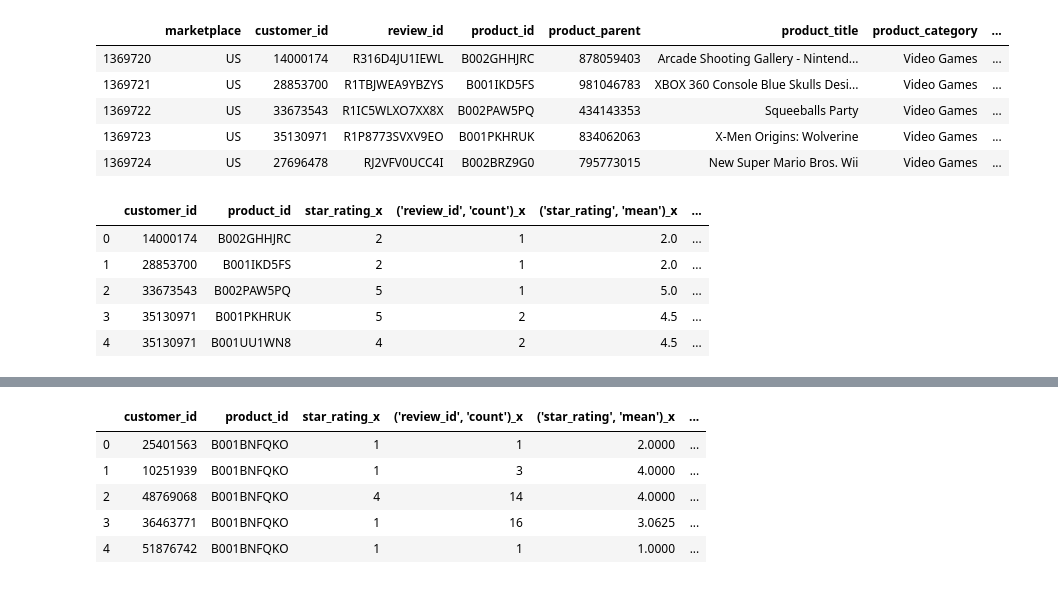
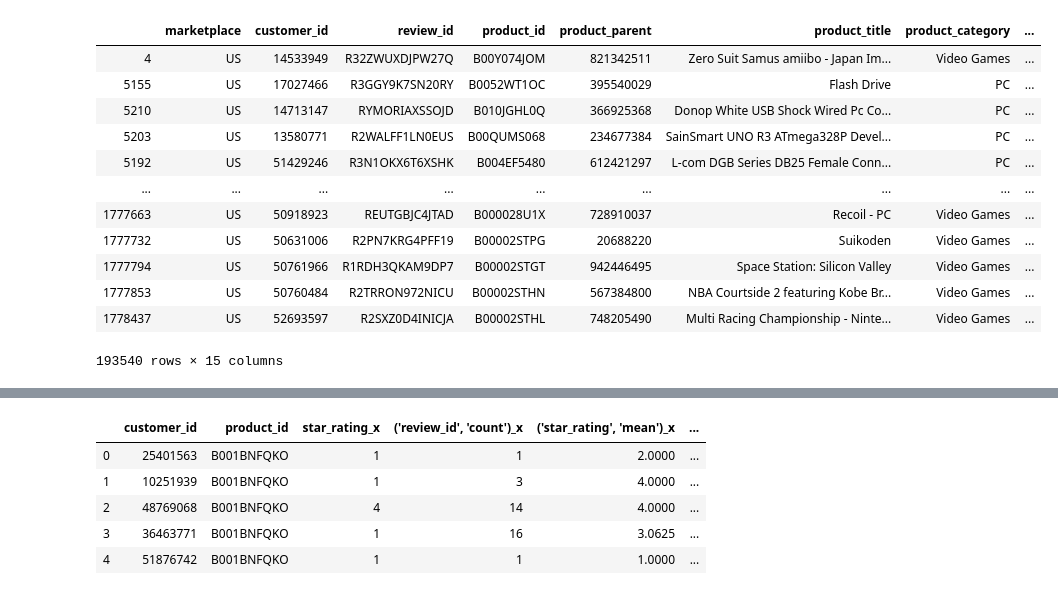
Before and after one commit to atschida/review-prediction, a Jupyter notebook: Data Manipulation.ipynb, the cells around one changed output, grey strips where cells are left out. Drawn from its saved outputs; the diff is of its cells as text; code cells hidden in the pictures.

Commit message:
Updated data cleaning

```diff
--- a/Data Manipulation.ipynb
+++ b/Data Manipulation.ipynb
@@ -3,6 +3,7 @@ import pandas as pd
 # %%
 df = pd.read_csv('data/amazon_reviews_us_Video_Games_v1_00.tsv', sep='\t', error_bad_lines=False)
 df = pd.concat([df, pd.read_csv('data/amazon_reviews_us_Digital_Video_Games_v1_00.tsv', sep='\t', error_bad_lines=False)])
+df = pd.concat([df, pd.read_csv('data/amazon_reviews_us_PC_v1_00.tsv', sep='\t', error_bad_lines=False)])
 df.head()
 # %% [output]
 b'Skipping line 20630: expected 15 fields, saw 22\nSkipping line 28172: expected 15 fields, saw 22\nSkipping line 54791: expected 15 fields, saw 22\n'
@@ -17,34 +29,22 @@ b'Skipping line 660750: expected 15 fields, saw 22\n'
 | 2 | US | 2331478 | R3BH071QLH8QMC | B0029CSOD2 | 98937668 | Hidden Mysteries: Titanic Secrets... | Video Games | ... |
 | 3 | US | 52495923 | R127K9NTSXA2YH | B00GOOSV98 | 23143350 | GelTabz Performance Thumb Grips -... | Video Games | ... |
 | 4 | US | 14533949 | R32ZWUXDJPW27Q | B00Y074JOM | 821342511 | Zero Suit Samus amiibo - Japan Im... | Video Games | ... |
-# %%
-review_date = '2010-01-01'
-train_df = df.query('review_date < "{}"'.format(review_date))
-test_df = df.query('review_date >= "{}"'.format(review_date))
-train_df.head()
-# %% [output]
-|  | marketplace | customer_id | review_id | product_id | product_parent | product_title | product_category | ... |
-| 1369720 | US | 14000174 | R316D4JU1IEWL | B002GHHJRC | 878059403 | Arcade Shooting Gallery - Nintend... | Video Games | ... |
-| 1369721 | US | 28853700 | R1TBJWEA9YBZYS | B001IKD5FS | 981046783 | XBOX 360 Console Blue Skulls Desi... | Video Games | ... |
-| 1369722 | US | 33673543 | R1IC5WLXO7XX8X | B002PAW5PQ | 434143353 | Squeeballs Party | Video Games | ... |
-| 1369723 | US | 35130971 | R1P8773SVXV9EO | B001PKHRUK | 834062063 | X-Men Origins: Wolverine | Video Games | ... |
-| 1369724 | US | 27696478 | RJ2VFV0UCC4I | B002BRZ9G0 | 795773015 | New Super Mario Bros. Wii | Video Games | ... |
-# %%
-criteria = {'review_id': 'count',
-            'star_rating': ['mean', 'std'],
-            'total_votes': ['mean', 'std'],
-            'helpful_votes': ['mean', 'std']}
-customer_df = train_df.groupby(train_df.customer_id).agg(criteria).fillna(0)
-product_df = train_df.groupby(train_df.product_id).agg(criteria).fillna(0)
-lookup_table = train_df[['customer_id', 'product_id', 'star_rating']]
-
-train_join_df = pd.merge(lookup_table, customer_df, how='inner', on='customer_id')
-train_join_df = pd.merge(train_join_df, customer_df, how='inner', on='customer_id')
-train_join_df.head()
-# %% [output]
-|  | customer_id | product_id | star_rating_x | ('review_id', 'count')_x | ('star_rating', 'mean')_x | ... |
-| 0 | 14000174 | B002GHHJRC | 2 | 1 | 2.0 | ... |
-| 1 | 28853700 | B001IKD5FS | 2 | 1 | 2.0 | ... |
-| 2 | 33673543 | B002PAW5PQ | 5 | 1 | 5.0 | ... |
-| 3 | 35130971 | B001PKHRUK | 5 | 2 | 4.5 | ... |
-| 4 | 35130971 | B001UU1WN8 | 4 | 2 | 4.5 | ... |
+# %%
+cust_group = df.groupby('customer_id').filter(lambda x: x['review_id'].count() > 5)
+# %%
+max_review = cust_group.sort_values('review_date', ascending=False).drop_duplicates('customer_id')
+max_review
+# %% [output]
+|  | marketplace | customer_id | review_id | product_id | product_parent | product_title | product_category | ... |
+| 4 | US | 14533949 | R32ZWUXDJPW27Q | B00Y074JOM | 821342511 | Zero Suit Samus amiibo - Japan Im... | Video Games | ... |
+| 5155 | US | 17027466 | R3GGY9K7SN20RY | B0052WT1OC | 395540029 | Flash Drive | PC | ... |
+| 5210 | US | 14713147 | RYMORIAXSSOJD | B010JGHL0Q | 366925368 | Donop White USB Shock Wired Pc Co... | PC | ... |
+| 5203 | US | 13580771 | R2WALFF1LN0EUS | B00QUMS068 | 234677384 | SainSmart UNO R3 ATmega328P Devel... | PC | ... |
+| 5192 | US | 51429246 | R3N1OKX6T6XSHK | B004EF5480 | 612421297 | L-com DGB Series DB25 Female Conn... | PC | ... |
+| ... | ... | ... | ... | ... | ... | ... | ... | ... |
+| 1777663 | US | 50918923 | REUTGBJC4JTAD | B000028U1X | 728910037 | Recoil - PC | Video Games | ... |
+| 1777732 | US | 50631006 | R2PN7KRG4PFF19 | B00002STPG | 20688220 | Suikoden | Video Games | ... |
+| 1777794 | US | 50761966 | R1RDH3QKAM9DP7 | B00002STGT | 942446495 | Space Station: Silicon Valley | Video Games | ... |
+| 1777853 | US | 50760484 | R2TRRON972NICU | B00002STHN | 567384800 | NBA Courtside 2 featuring Kobe Br... | Video Games | ... |
+| 1778437 | US | 52693597 | R2SXZ0D4INICJA | B00002STHL | 748205490 | Multi Racing Championship - Ninte... | Video Games | ... |
+193540 rows × 15 columns
```
Also changed, not shown: parts of 17 cells of this notebook.
